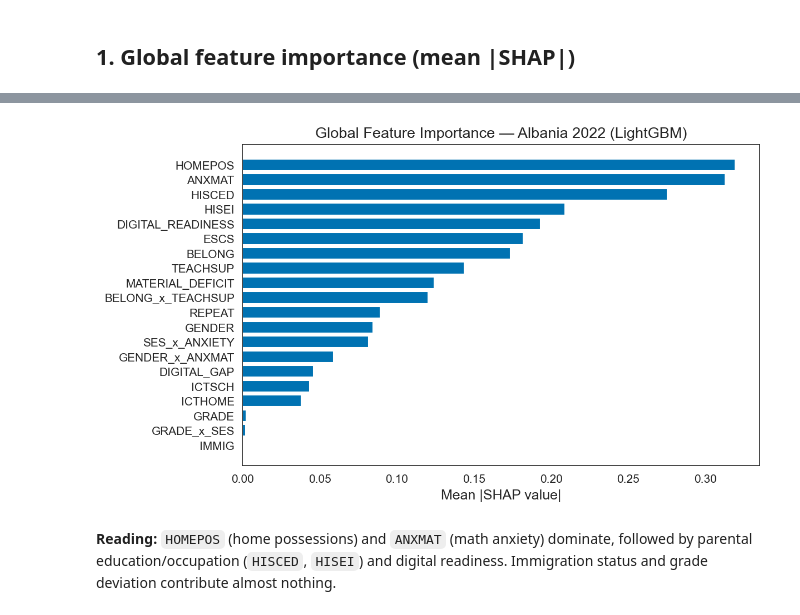
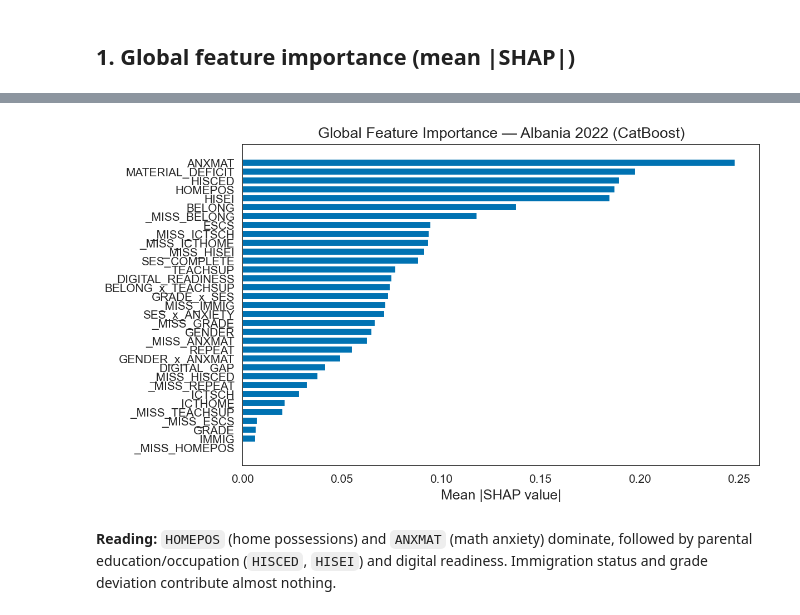
Before and after one commit to xhoja/oecd-pisa-albania, a Jupyter notebook: notebooks/05_explainability.ipynb, the cells around one changed output, grey strips where cells are left out. Saved outputs shown, nothing was run; the diff lists cells and outputs as text; code cells hidden in the pictures.

```diff
--- a/notebooks/05_explainability.ipynb
+++ b/notebooks/05_explainability.ipynb
@@ -15,6 +15,7 @@ pd.set_option("display.width", 200); pd.set_option("display.max_columns", 50)
 # %%
 import shap
 from src.models.prepare import build_model_data, impute_median
+from src.features.transformers import EngineeredFeatureBuilder
 from src.models.registry import get_model
 from src.explainability.shap_analysis import compute_shap_values, global_feature_importance
 
@@ -22,7 +23,10 @@ df = pd.read_parquet('../data/processed/alb_2022.parquet')
 feats = ['ESCS','HOMEPOS','GENDER','REPEAT','IMMIG','BELONG','TEACHSUP',
          'ICTHOME','ICTSCH','ANXMAT','GRADE','HISCED','HISEI']
 data = build_model_data(df, feats, domain='math')
-(X,) = impute_median(data.X); y = data.y.values
-model = get_model('lightgbm'); model.fit(X, y, sample_weight=data.weights.values)
+# engineered features (SES_COMPLETE, interactions, ...) built here for the
+# final explanatory model (single fit on all data, so fit-on-all is fine)
+X_eng = EngineeredFeatureBuilder().fit_transform(data.X)
+(X,) = impute_median(X_eng); y = data.y.values
+model = get_model('catboost'); model.fit(X, y, sample_weight=data.weights.values)
 print('trained on', X.shape)
 # %% [output]
@@ -62,13 +65,13 @@ imp
 # %%
 from src.visualization.style import apply_publication_style
 apply_publication_style()
 imp_s = imp.sort_values('mean_abs_shap')
 fig, ax = plt.subplots(figsize=(8,5))
 ax.barh(imp_s['feature'], imp_s['mean_abs_shap'], color='#0072B2')
-ax.set_xlabel('Mean |SHAP value|'); ax.set_title('Global Feature Importance — Albania 2022 (LightGBM)')
+ax.set_xlabel('Mean |SHAP value|'); ax.set_title('Global Feature Importance — Albania 2022 (CatBoost)')
 plt.show()
 # %% [output]
-[figure, old version]
+[figure, new version]
 # %% [markdown]
 **Reading:** `HOMEPOS` (home possessions) and `ANXMAT` (math anxiety) dominate, followed by parental education/occupation (`HISCED`, `HISEI`) and digital readiness. Immigration status and grade deviation contribute almost nothing.
 # %% [markdown]
```
Also changed, not shown: parts of 5 cells of this notebook, 33 other files.
